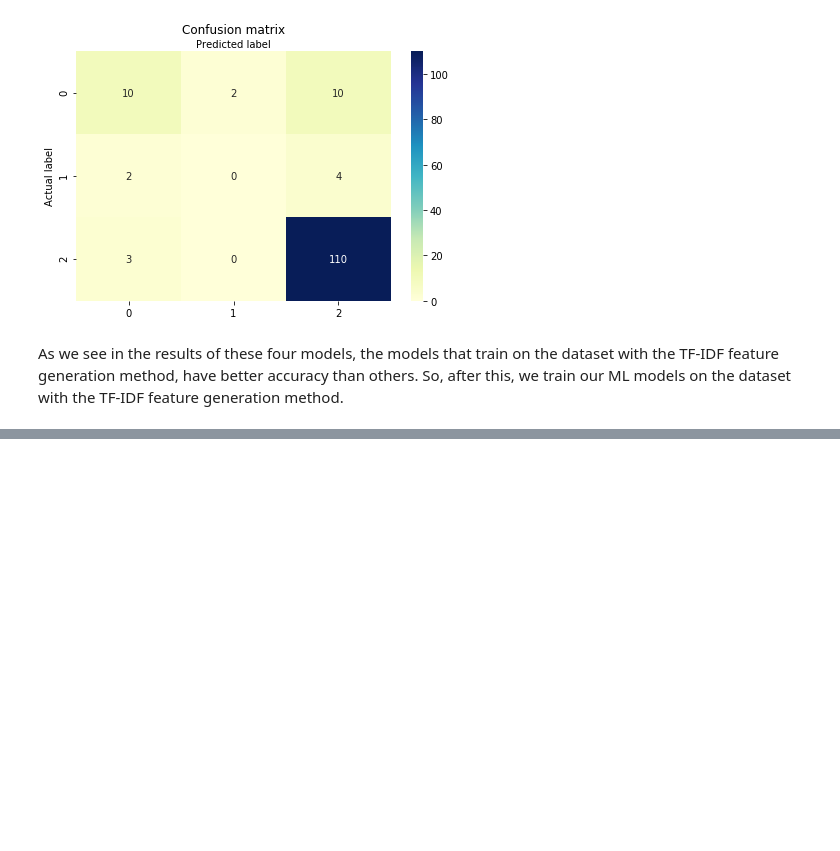
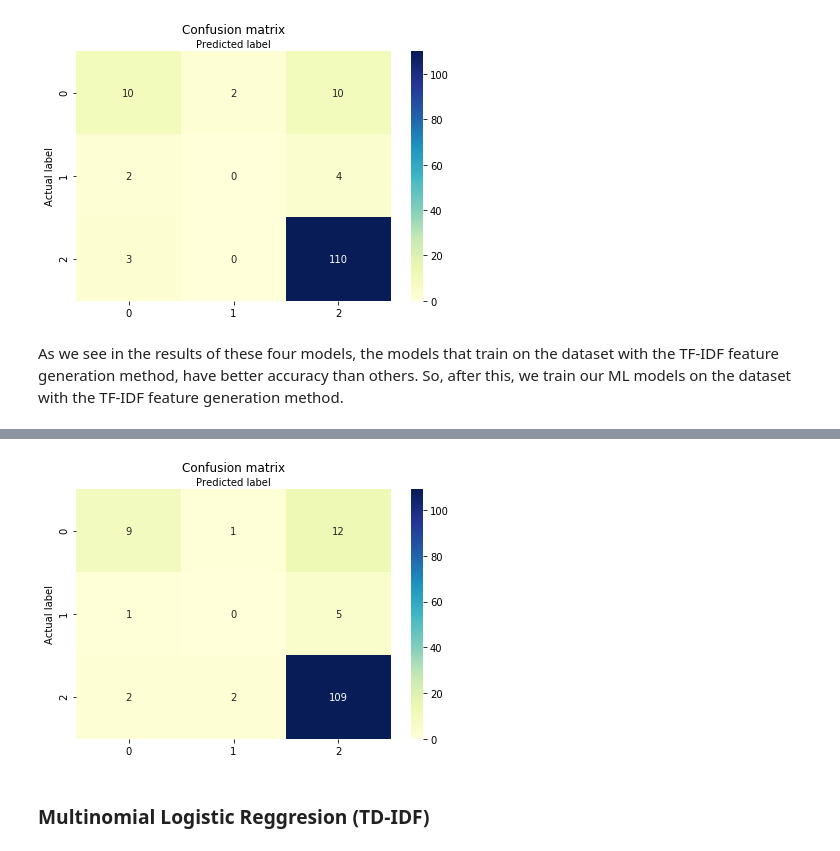
Before and after one commit to ZahraDehghani99/AI-Internship, a Jupyter notebook: Phase04-NLP-with-ML/Phase04-NLP-with-ML.ipynb, the cells around one changed output, grey strips where cells are left out. Cells and saved outputs as stored; diff of their text form; code cells hidden in the pictures; blank space fills up the shorter version.

```diff
--- a/Phase04-NLP-with-ML/Phase04-NLP-with-ML.ipynb
+++ b/Phase04-NLP-with-ML/Phase04-NLP-with-ML.ipynb
@@ -428,0 +511,9 @@ As we see in the results of these four models, the models that train on the data
+# %%
+from sklearn.tree import DecisionTreeClassifier
+criterion = ['gini', 'entropy']
+max_depth = [2,4,6,8,10,12]
+
+parameters = dict(criterion=criterion, max_depth=max_depth)
+
+grid_dt = GridSearchCV(DecisionTreeClassifier(), parameters)
+grid_dt.fit(X_train_tfidf, y_train)
@@ -428,0 +552,3 @@ As we see in the results of these four models, the models that train on the data
+# %%
+predicted_dt = grid_dt.predict(X_test_tfidf)
+print(f'Decision Tree Accuracy (TF-IDF) : {metrics.accuracy_score(y_test, predicted_dt)}')
@@ -428,0 +569,6 @@ As we see in the results of these four models, the models that train on the data
+# %%
+confusion_matrix(y_test, predicted_dt)
+# %% [output]
+[figure, added]
+# %% [markdown]
+### Multinomial Logistic Reggresion (TD-IDF)
```
Also changed, not shown: parts of 47 cells of this notebook.
